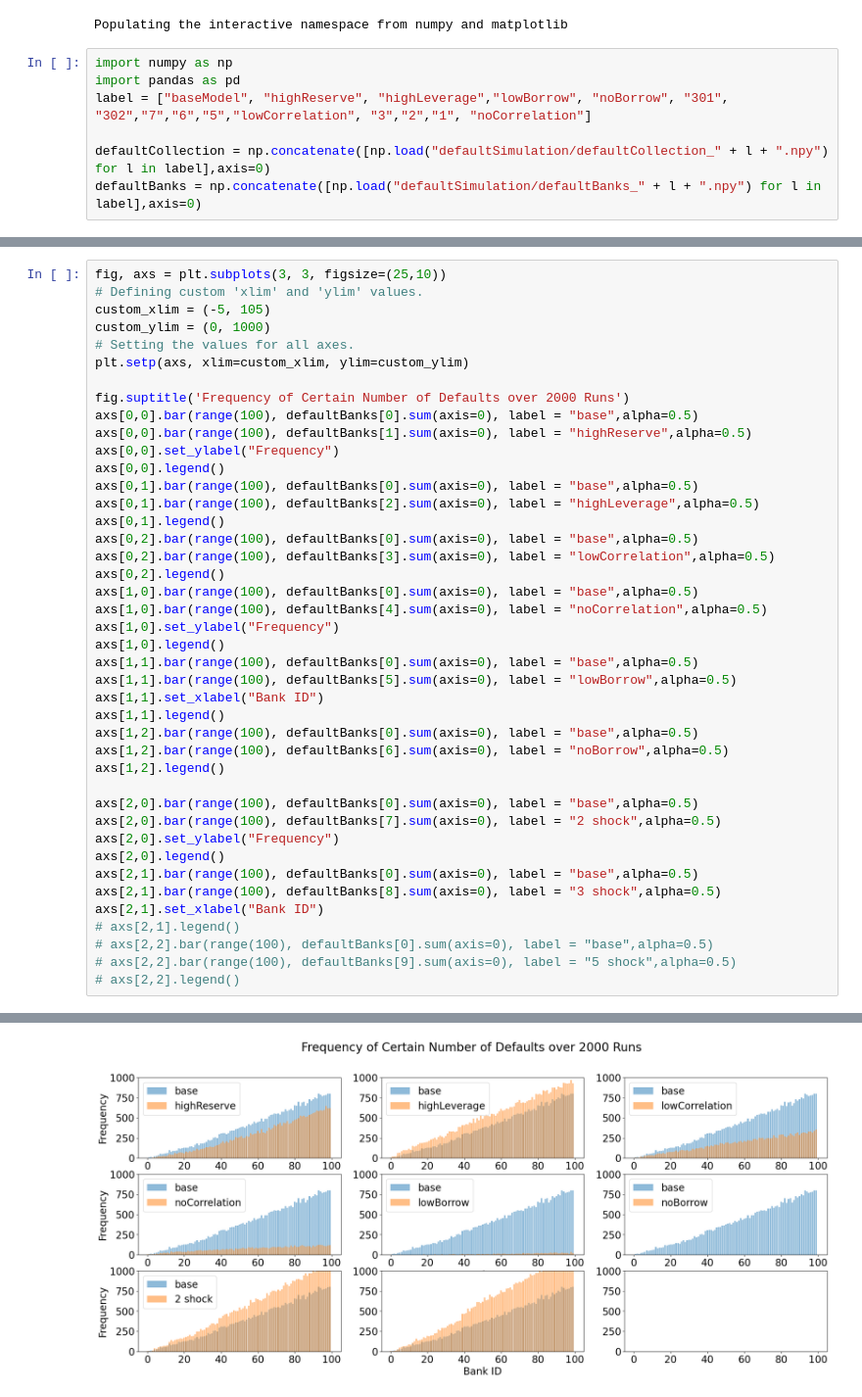
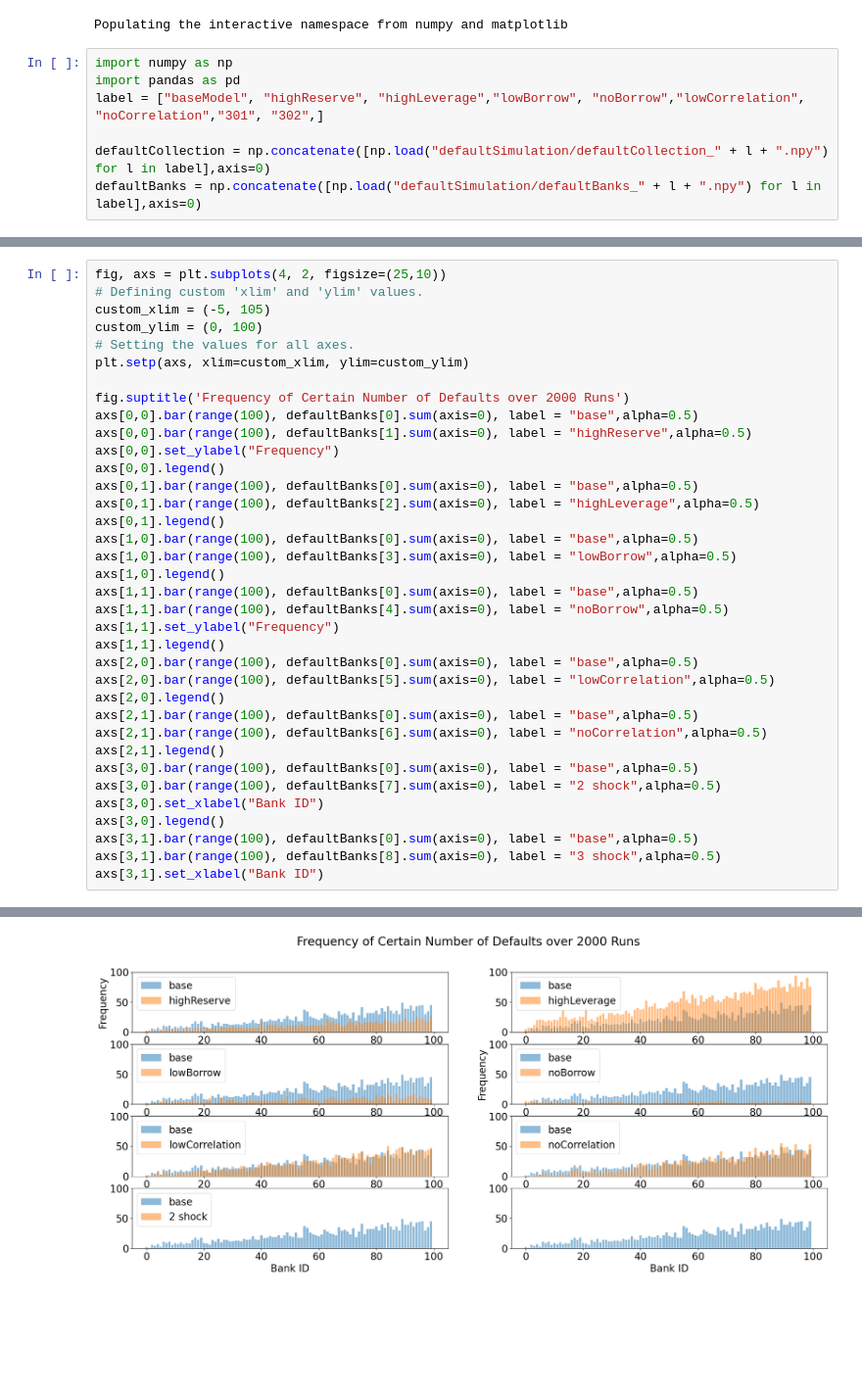
Before and after one commit to dongxulee/balanceSheet, a Jupyter notebook: bankingSystemSystematicRisk.ipynb, the cells around one changed output, grey strips where cells are left out. Shown at 98% size. Cells and saved outputs as stored; diff of their text form; blank space fills up the shorter version.

```diff
--- a/bankingSystemSystematicRisk.ipynb
+++ b/bankingSystemSystematicRisk.ipynb
@@ -18,7 +18,7 @@ Populating the interactive namespace from numpy and matplotlib
 # %%
 import numpy as np
 import pandas as pd
-label = ["baseModel", "highReserve", "highLeverage","lowBorrow", "noBorrow", "301", "302","7","6","5","lowCorrelation", "3","2","1", "noCorrelation"]
+label = ["baseModel", "highReserve", "highLeverage","lowBorrow", "noBorrow","lowCorrelation", "noCorrelation","301", "302",]
 
 defaultCollection = np.concatenate([np.load("defaultSimulation/defaultCollection_" + l + ".npy") for l in label],axis=0)
 defaultBanks = np.concatenate([np.load("defaultSimulation/defaultBanks_" + l + ".npy") for l in label],axis=0)
@@ -37,45 +37,39 @@ pd.DataFrame(columns=label, data = defaultCollection.T).describe()
 # %%
-fig, axs = plt.subplots(3, 3, figsize=(25,10))
+fig, axs = plt.subplots(4, 2, figsize=(25,10))
 # Defining custom 'xlim' and 'ylim' values.
 custom_xlim = (-5, 105)
-custom_ylim = (0, 1000)
+custom_ylim = (0, 100)
 # Setting the values for all axes.
 plt.setp(axs, xlim=custom_xlim, ylim=custom_ylim)
 
 fig.suptitle('Frequency of Certain Number of Defaults over 2000 Runs')
 axs[0,0].bar(range(100), defaultBanks[0].sum(axis=0), label = "base",alpha=0.5)
 axs[0,0].bar(range(100), defaultBanks[1].sum(axis=0), label = "highReserve",alpha=0.5)
 axs[0,0].set_ylabel("Frequency")
 axs[0,0].legend()
 axs[0,1].bar(range(100), defaultBanks[0].sum(axis=0), label = "base",alpha=0.5)
 axs[0,1].bar(range(100), defaultBanks[2].sum(axis=0), label = "highLeverage",alpha=0.5)
 axs[0,1].legend()
-axs[0,2].bar(range(100), defaultBanks[0].sum(axis=0), label = "base",alpha=0.5)
-axs[0,2].bar(range(100), defaultBanks[3].sum(axis=0), label = "lowCorrelation",alpha=0.5)
-axs[0,2].legend()
 axs[1,0].bar(range(100), defaultBanks[0].sum(axis=0), label = "base",alpha=0.5)
-axs[1,0].bar(range(100), defaultBanks[4].sum(axis=0), label = "noCorrelation",alpha=0.5)
-axs[1,0].set_ylabel("Frequency")
+axs[1,0].bar(range(100), defaultBanks[3].sum(axis=0), label = "lowBorrow",alpha=0.5)
 axs[1,0].legend()
 axs[1,1].bar(range(100), defaultBanks[0].sum(axis=0), label = "base",alpha=0.5)
-axs[1,1].bar(range(100), defaultBanks[5].sum(axis=0), label = "lowBorrow",alpha=0.5)
-axs[1,1].set_xlabel("Bank ID")
+axs[1,1].bar(range(100), defaultBanks[4].sum(axis=0), label = "noBorrow",alpha=0.5)
+axs[1,1].set_ylabel("Frequency")
 axs[1,1].legend()
-axs[1,2].bar(range(100), defaultBanks[0].sum(axis=0), label = "base",alpha=0.5)
-axs[1,2].bar(range(100), defaultBanks[6].sum(axis=0), label = "noBorrow",alpha=0.5)
-axs[1,2].legend()
-
 axs[2,0].bar(range(100), defaultBanks[0].sum(axis=0), label = "base",alpha=0.5)
-axs[2,0].bar(range(100), defaultBanks[7].sum(axis=0), label = "2 shock",alpha=0.5)
-axs[2,0].set_ylabel("Frequency")
+axs[2,0].bar(range(100), defaultBanks[5].sum(axis=0), label = "lowCorrelation",alpha=0.5)
 axs[2,0].legend()
 axs[2,1].bar(range(100), defaultBanks[0].sum(axis=0), label = "base",alpha=0.5)
-axs[2,1].bar(range(100), defaultBanks[8].sum(axis=0), label = "3 shock",alpha=0.5)
-axs[2,1].set_xlabel("Bank ID")
-# axs[2,1].legend()
-# axs[2,2].bar(range(100), defaultBanks[0].sum(axis=0), label = "base",alpha=0.5)
-# axs[2,2].bar(range(100), defaultBanks[9].sum(axis=0), label = "5 shock",alpha=0.5)
-# axs[2,2].legend()
+axs[2,1].bar(range(100), defaultBanks[6].sum(axis=0), label = "noCorrelation",alpha=0.5)
+axs[2,1].legend()
+axs[3,0].bar(range(100), defaultBanks[0].sum(axis=0), label = "base",alpha=0.5)
+axs[3,0].bar(range(100), defaultBanks[7].sum(axis=0), label = "2 shock",alpha=0.5)
+axs[3,0].set_xlabel("Bank ID")
+axs[3,0].legend()
+axs[3,1].bar(range(100), defaultBanks[0].sum(axis=0), label = "base",alpha=0.5)
+axs[3,1].bar(range(100), defaultBanks[8].sum(axis=0), label = "3 shock",alpha=0.5)
+axs[3,1].set_xlabel("Bank ID")
 # %% [output]
 Text(0.5, 0, 'Bank ID')
-[figure, old version]
+[figure, new version]
```
Also changed, not shown: parts of 3 cells of this notebook, 20 other files.
